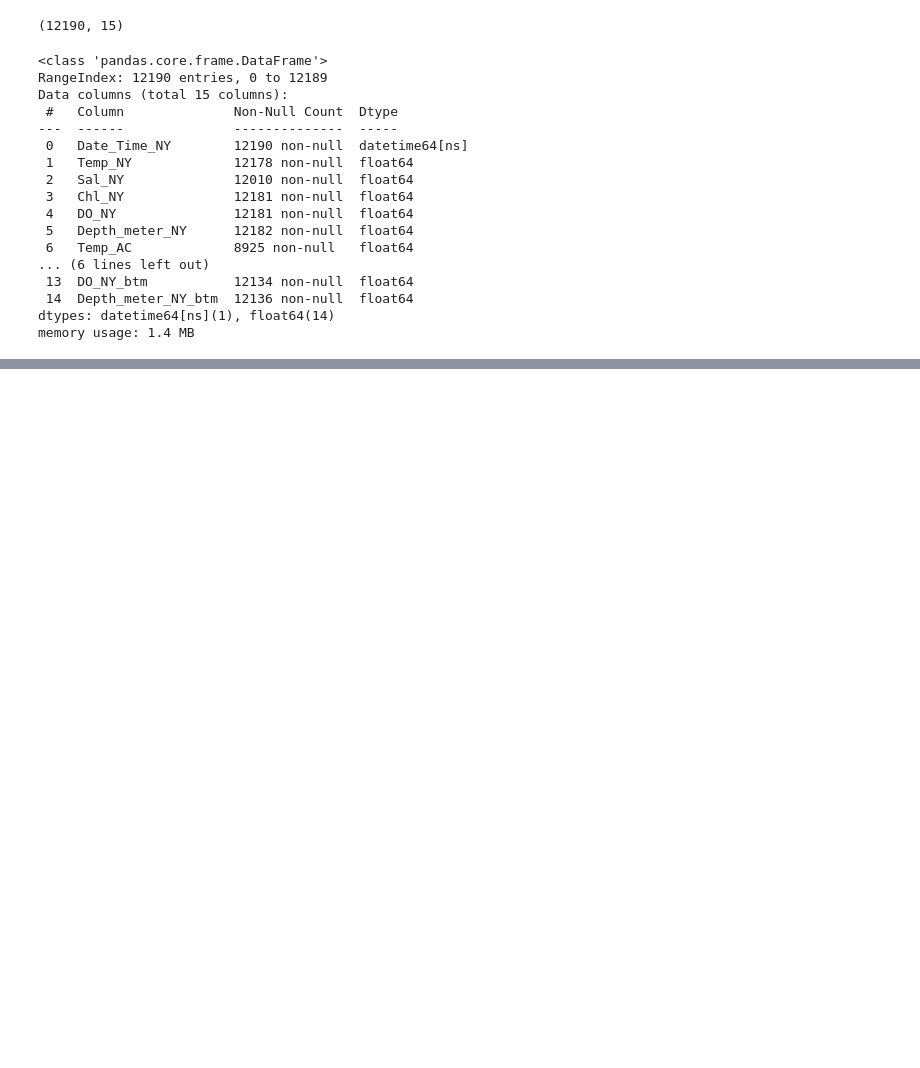
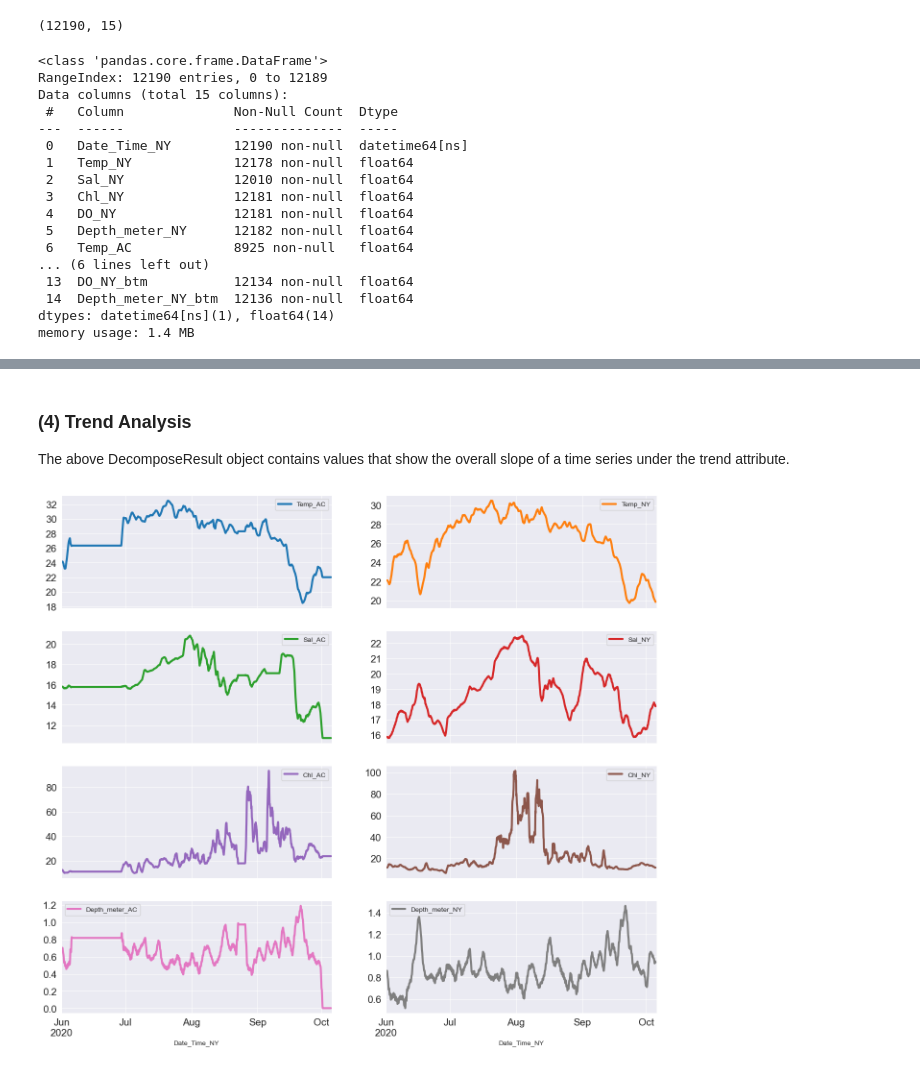
Before and after one commit to Zhu-Yifan/Lafayette_River_Time_Series_Analysis, a Jupyter notebook: notebooks/Time_Series_Analysis.ipynb, the cells around one changed output, grey strips where cells are left out. Drawn from its saved outputs; the diff is of its cells as text; code cells hidden in the pictures; blank space fills up the shorter version.

```diff
--- a/notebooks/Time_Series_Analysis.ipynb
+++ b/notebooks/Time_Series_Analysis.ipynb
@@ -83,0 +144,17 @@ plt.show()
+# %% [markdown]
+### (4) Trend Analysis
+
+The above DecomposeResult object contains values that show the overall slope of a time series under the trend attribute.
+# %%
+trend_dict = {}
+
+for ts in data.columns:
+    resampled_data = data[ts].resample('H').mean().fillna(method='ffill')
+    decompositions = sm.tsa.seasonal_decompose(resampled_data)
+    # Store back the results
+    trend_dict[ts] = decompositions.trend
+
+# plot
+pd.DataFrame(trend_dict).plot(subplots=True, layout=(4, 2), linewidth=3,fontsize=15);
+# %% [output]
+[figure, added]
```
Also changed, not shown: parts of 21 cells of this notebook.
